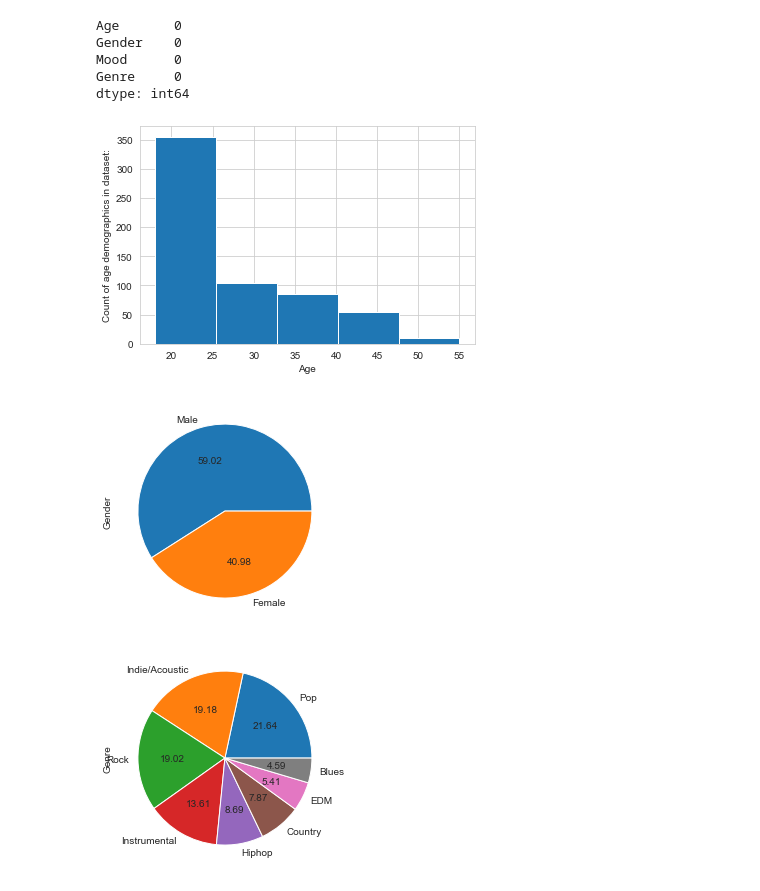
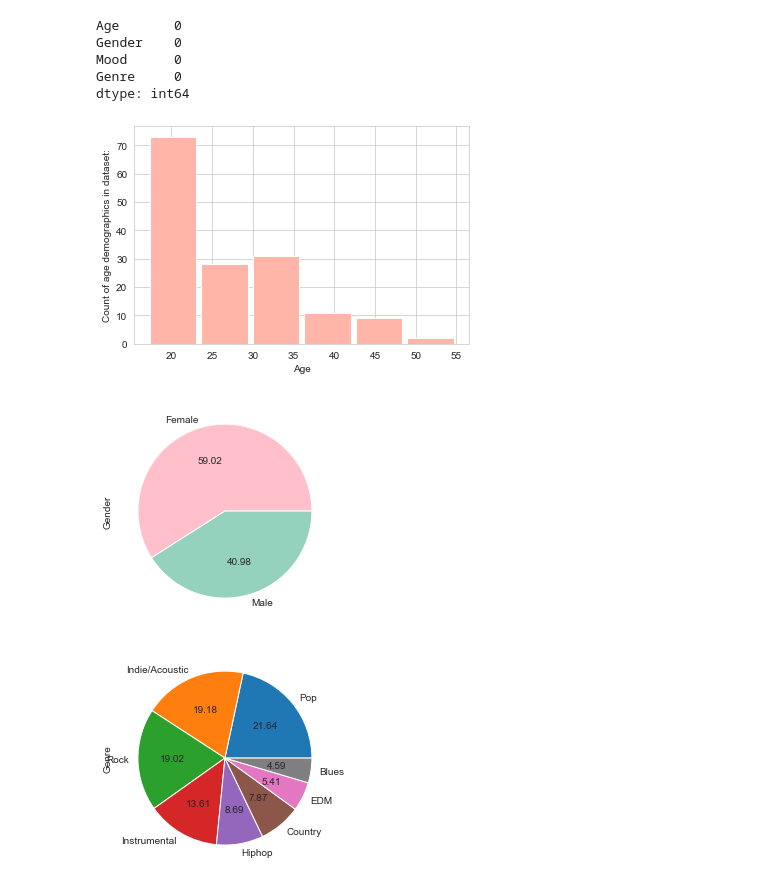
Before and after one commit to NAyeshaKhan/Music_Recommendation_App, a Jupyter notebook: MusicApp/Test Music AI.ipynb, the cells around one changed output. Cells and saved outputs as stored; diff of their text form; code cells hidden in the pictures.

```diff
--- a/MusicApp/Test Music AI.ipynb
+++ b/MusicApp/Test Music AI.ipynb
@@ -128,20 +129,19 @@ Genre     0
 dtype: int64
 # %%
 #Histogram of age
-plt.hist(df['Age'], bins=5)
+plt.hist(data['Age'], bins=6, rwidth=0.9, color="#ffb5a7")
 plt.xlabel("Age")
 plt.ylabel("Count of age demographics in dataset:")
 
 plt.show()
 # %% [output]
-[figure, old version]
+[figure, new version]
 # %%
 #Distribution of gender by pie-chart
-labels = ['Male','Female']
-df['Gender'].value_counts().plot(kind="pie", autopct="%.2f", labels=labels)
+df['Gender'].value_counts().plot(kind="pie", autopct="%.2f", labels= {"Male","Female"},colors = ['pink', '#94d2bd'])
 plt.show()
 # %% [output]
-[figure, old version]
+[figure, new version]
 # %%
 #Distribution of genre by pie-chart
 df['Genre'].value_counts().plot(kind="pie", autopct="%.2f")
```
Also changed, not shown: parts of 13 cells of this notebook, 3 other files.
